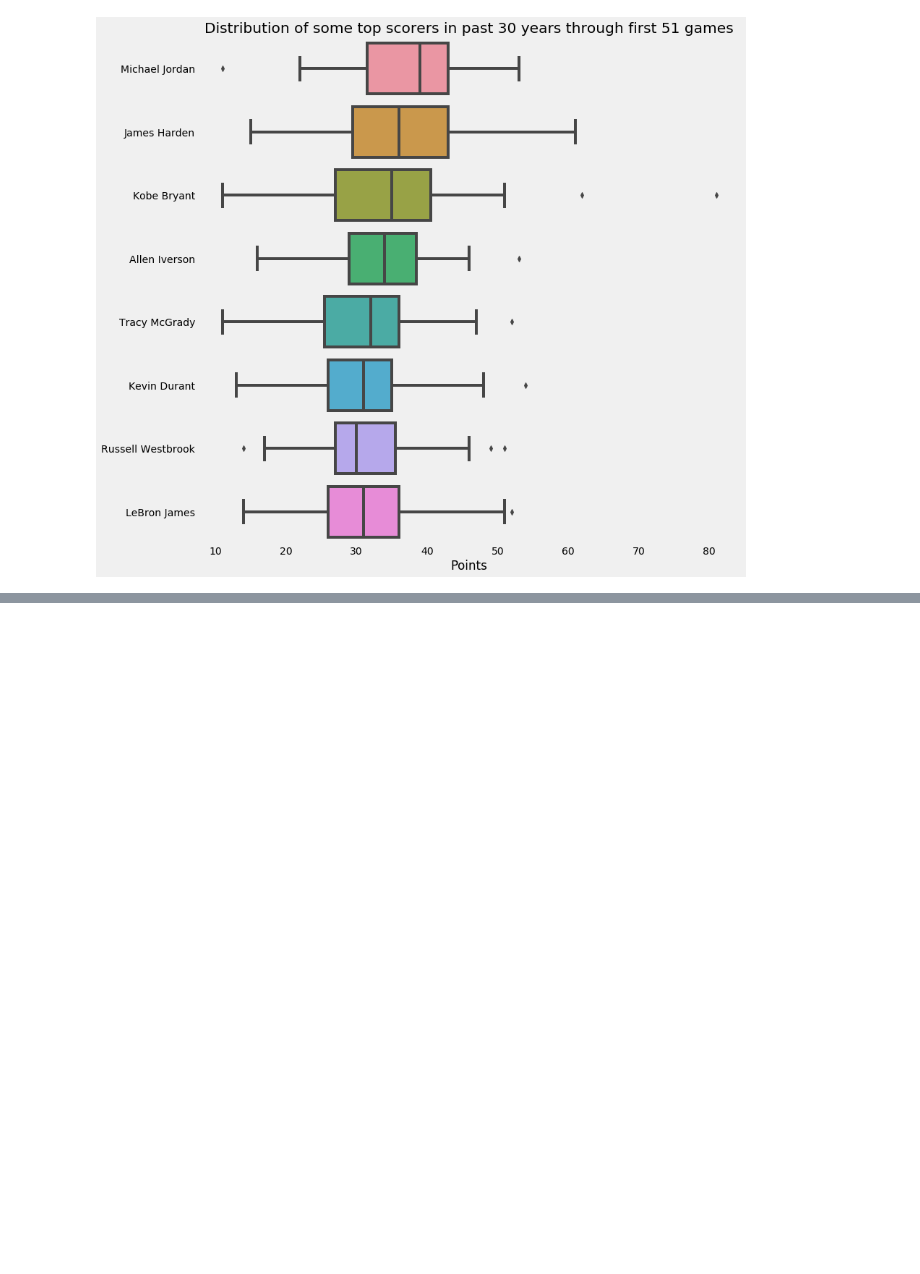
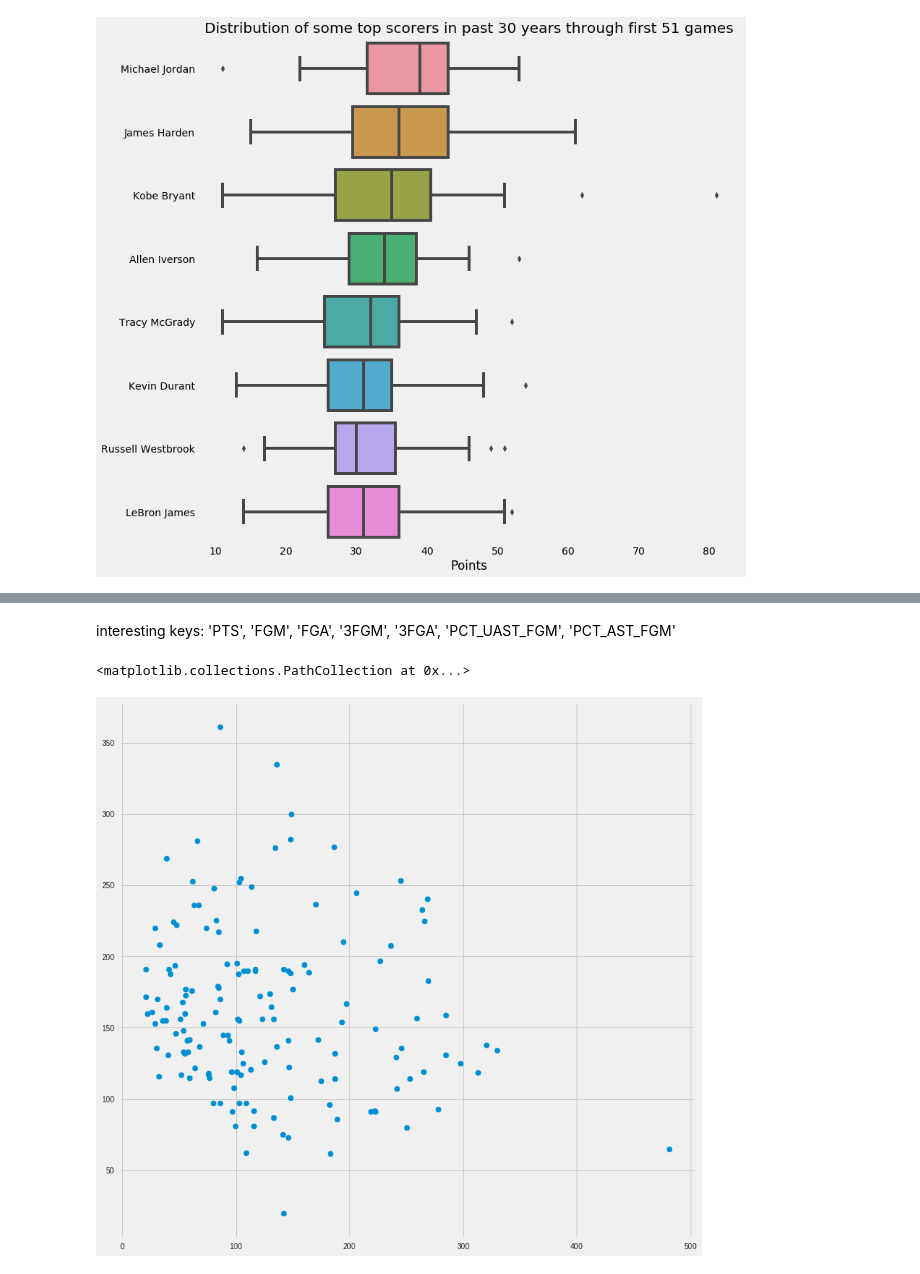
Before and after one commit to danchyy/Basketball_Analytics, a Jupyter notebook: Scripts/2018_19_season/harden_analysis/harden_analysis.ipynb, the cells around one changed output, grey strips where cells are left out. Cells and saved outputs as stored; diff of their text form; code cells hidden in the pictures; blank space fills up the shorter version.

Commit message:
Added data and charts about usg and ts pct

```diff
--- a/Scripts/2018_19_season/harden_analysis/harden_analysis.ipynb
+++ b/Scripts/2018_19_season/harden_analysis/harden_analysis.ipynb
@@ -218,0 +232,26 @@ _ = ax.set_title('Distribution of some top scorers in past 30 years through firs
+# %%
+merged_df = pd.merge(base_df, scoring_df, how='inner', on='PLAYER_ID')
+# %% [markdown]
+interesting keys: 'PTS', 'FGM', 'FGA', '3FGM', '3FGA', 'PCT_UAST_FGM', 'PCT_AST_FGM'
+# %%
+def calculate_total_uast_ast(data_frame):
+    data_frame.loc[:, 'UAST_FGM'] = (data_frame.FGM * data_frame.PCT_UAST_FGM).astype(int, errors='ignore')
+    data_frame.loc[:, 'AST_FGM'] = (data_frame.FGM * data_frame.PCT_AST_FGM).astype(int, errors='ignore')
+
+    data_frame.loc[:, 'UAST_FG3M'] = (data_frame.FG3M * data_frame.PCT_UAST_3PM).astype(int, errors='ignore')
+    data_frame.loc[:, 'AST_FG3M'] = (data_frame.FG3M * data_frame.PCT_AST_3PM).astype(int, errors='ignore')
+
+
+    return data_frame
+# %%
+total_merged_df = calculate_total_uast_ast(merged_df)
+# %%
+top_150_scorers_df = total_merged_df.iloc[:150]
+# %%
+plt.style.use('fivethirtyeight')
+fig, ax = plt.subplots(figsize=(12, 12))
+
+ax.scatter(x=top_150_scorers_df.UAST_FGM, y=top_150_scorers_df.AST_FGM)
+# %% [output]
+<matplotlib.collections.PathCollection at 0x...>
+[figure, added]
```
Also changed, not shown: parts of 30 cells of this notebook, 2 other files.
